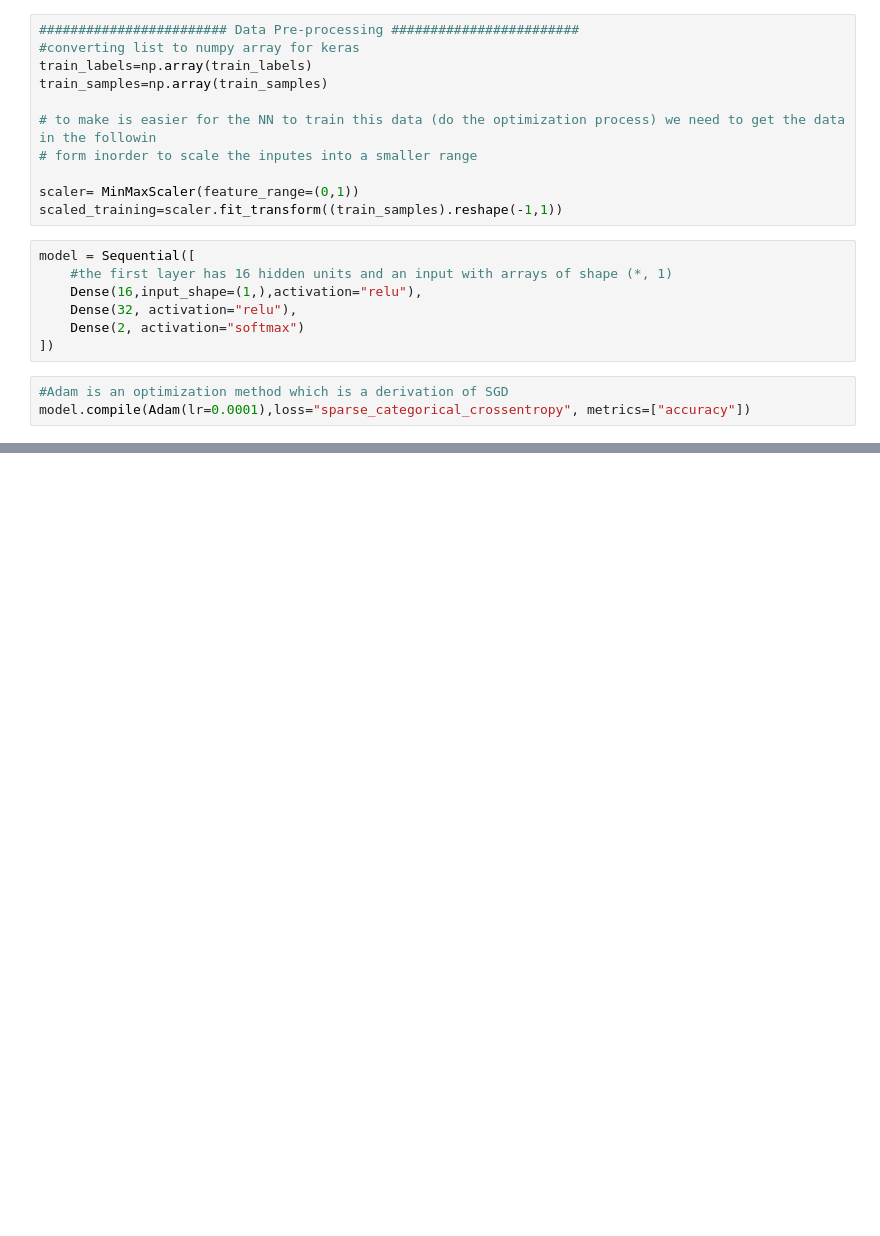
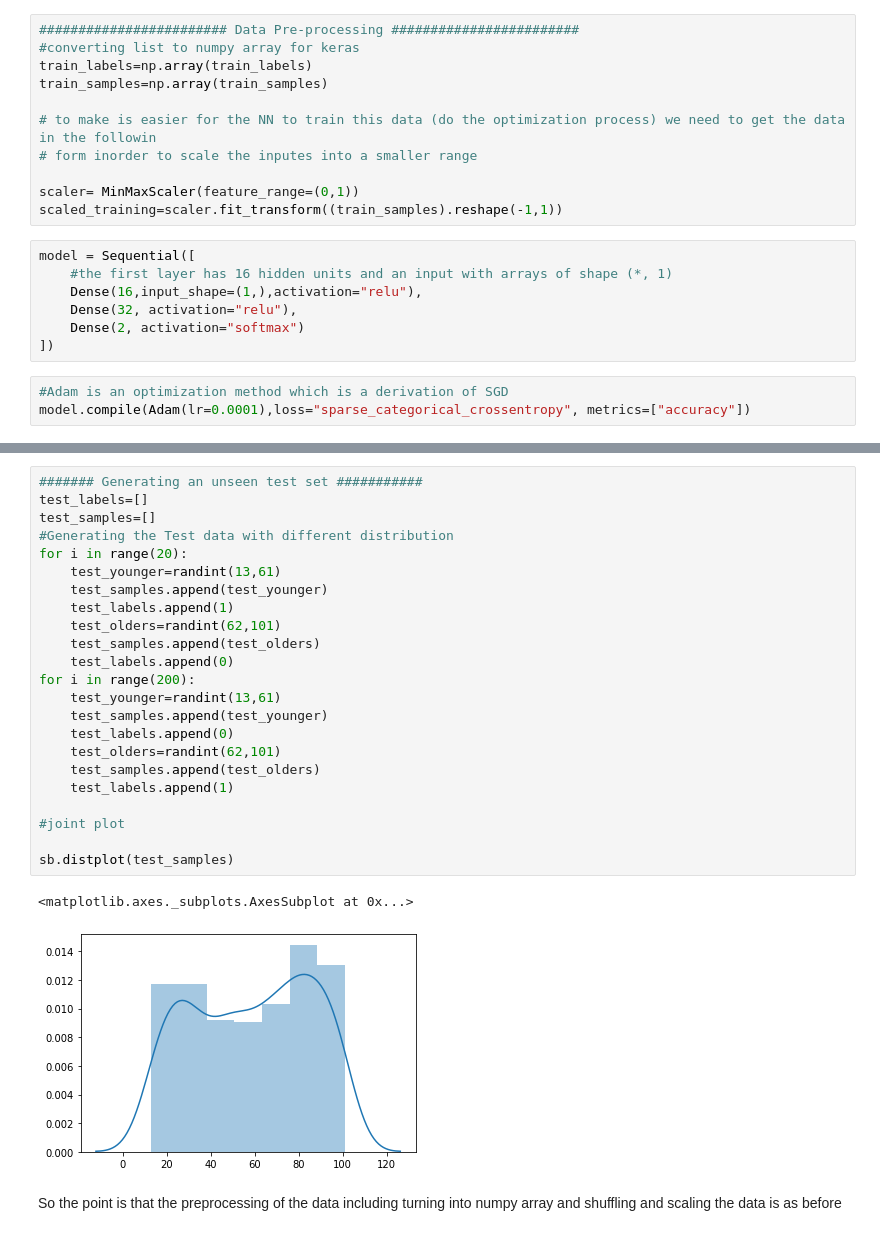
Before and after one commit to farimahfanaei/Deep-Learning, a Jupyter notebook: Keras.ipynb, the cells around one changed output, grey strips where cells are left out. Saved outputs shown, nothing was run; the diff lists cells and outputs as text; blank space fills up the shorter version.

```diff
--- a/Keras.ipynb
+++ b/Keras.ipynb
@@ -86,0 +112,28 @@ Epoch 20/20
+# %%
+####### Generating an unseen test set ###########
+test_labels=[]
+test_samples=[]
+#Generating the Test data with different distribution
+for i in range(20):
+    test_younger=randint(13,61)
+    test_samples.append(test_younger)
+    test_labels.append(1)
+    test_olders=randint(62,101)
+    test_samples.append(test_olders)
+    test_labels.append(0)
+for i in range(200):
+    test_younger=randint(13,61)
+    test_samples.append(test_younger)
+    test_labels.append(0)
+    test_olders=randint(62,101)
+    test_samples.append(test_olders)
+    test_labels.append(1)
+
+#joint plot
+
+sb.distplot(test_samples)
+# %% [output]
+<matplotlib.axes._subplots.AxesSubplot at 0x...>
+[figure, added]
+# %% [markdown]
+So the point is that the preprocessing of the data including turning into numpy array and shuffling and scaling the data is as before
```
Also changed, not shown: parts of 24 cells of this notebook, 1 other file.
